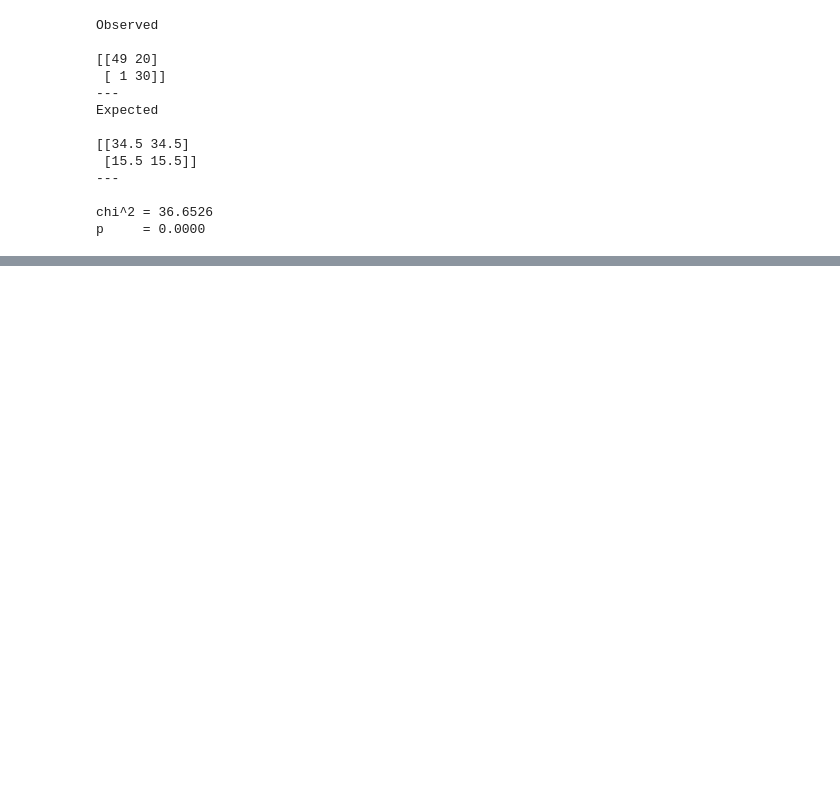
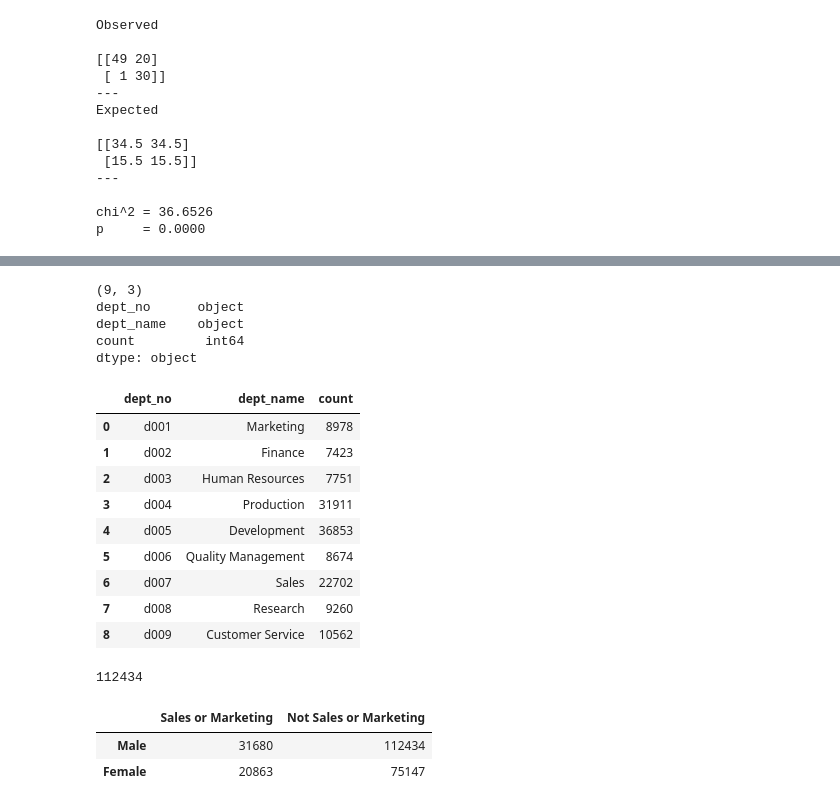
Before and after one commit to Jeff-Hutchins/statistics-exercises, a Jupyter notebook: hypothesis_testing.ipynb, the cells around one changed output, grey strips where cells are left out. Saved outputs shown, nothing was run; the diff lists cells and outputs as text; code cells hidden in the pictures; blank space fills up the shorter version.

```diff
--- a/hypothesis_testing.ipynb
+++ b/hypothesis_testing.ipynb
@@ -391,0 +518,37 @@ mpg.manufacturer.nunique()
+# %%
+employees_male_by_department = pd.read_sql('''select departments.dept_no, departments.dept_name, count(employees.emp_no) as count
+from departments
+join dept_emp
+on departments.dept_no = dept_emp.dept_no
+join employees
+on dept_emp.emp_no = employees.emp_no
+where dept_emp.to_date = '9999-01-01' and gender = 'M'
+group by departments.dept_name
+order by dept_no;
+''',employees_url)
+
+print(employees_male_by_department.shape)
+print(employees_male_by_department.dtypes)
+employees_male_by_department
+# %% [output]
+(9, 3)
+dept_no      object
+dept_name    object
+count         int64
+dtype: object
+|  | dept_no | dept_name | count |
+| 0 | d001 | Marketing | 8978 |
+| 1 | d002 | Finance | 7423 |
+| 2 | d003 | Human Resources | 7751 |
+| 3 | d004 | Production | 31911 |
+| 4 | d005 | Development | 36853 |
+| 5 | d006 | Quality Management | 8674 |
+| 6 | d007 | Sales | 22702 |
+| 7 | d008 | Research | 9260 |
+| 8 | d009 | Customer Service | 10562 |
+# %%
+males_sales_or_marketing = 8978 + 22702
+males_not = employees_male_by_department['count'].sum() - males_sales_or_marketing
+males_not
+# %% [output]
+112434
@@ -391,0 +557,9 @@ mpg.manufacturer.nunique()
+# %%
+index_emp = ['Male', 'Female']
+columns_emp = ['Sales or Marketing', 'Not Sales or Marketing']
+observed_emp = pd.DataFrame([[males_sales_or_marketing, males_not], [females_sales_or_marketing, females_not]], index=index_emp, columns=columns_emp)
+observed_emp
+# %% [output]
+|  | Sales or Marketing | Not Sales or Marketing |
+| Male | 31680 | 112434 |
+| Female | 20863 | 75147 |
```
Also changed, not shown: parts of 49 cells of this notebook.
